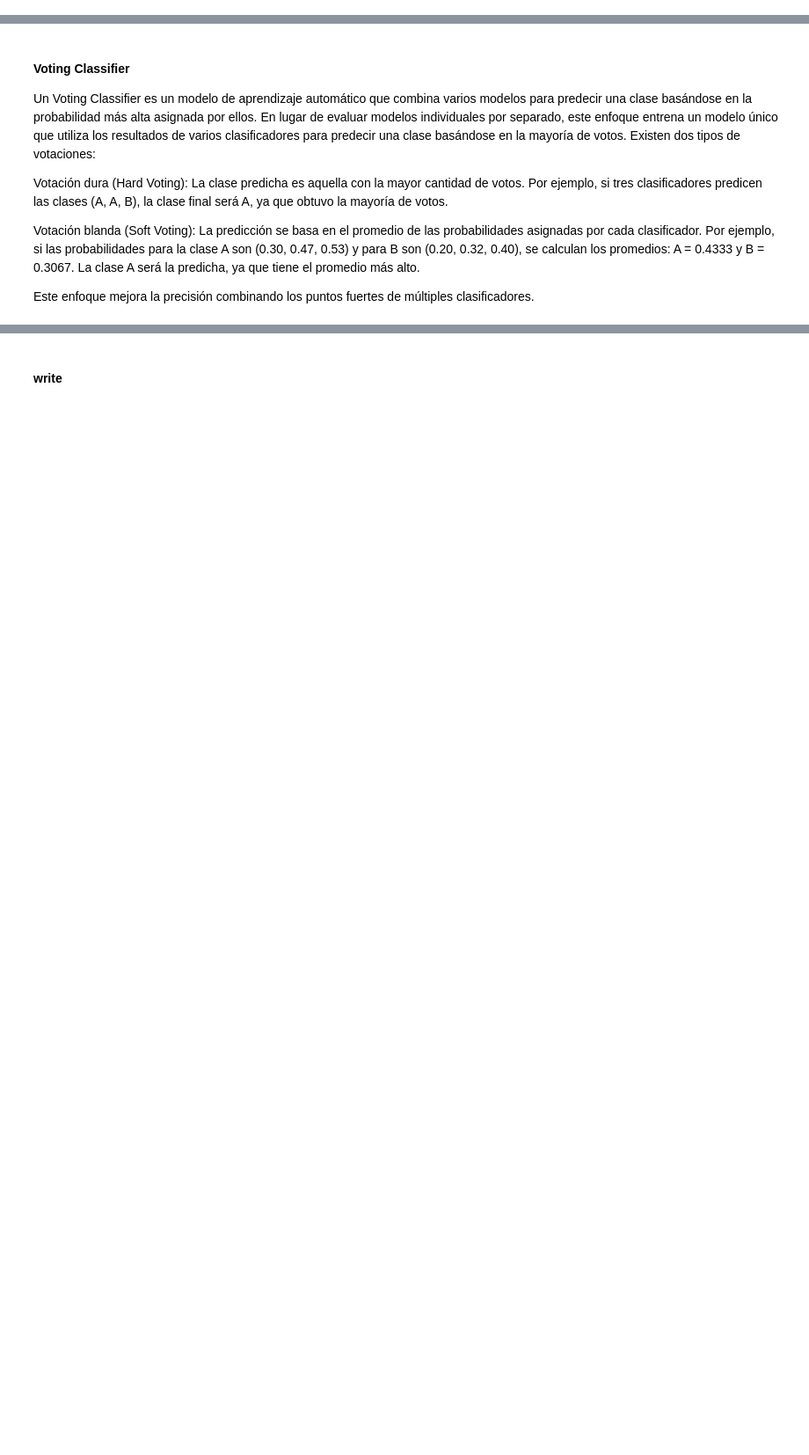
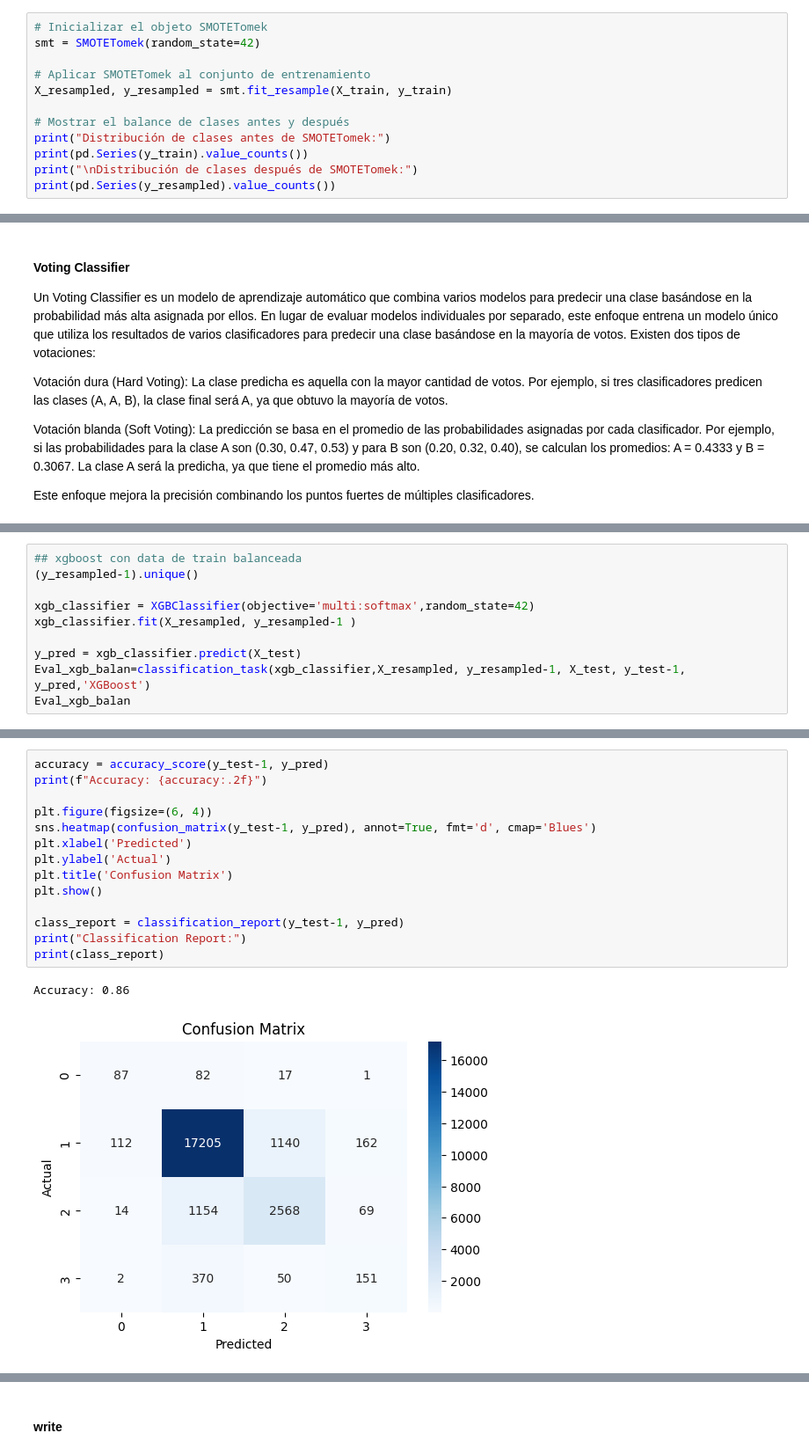
Before and after one commit to jsmoralesc/DSA_Proyecto_AccidentesTransito, a Jupyter notebook: Code/Modelos_ML.ipynb, the cells around one changed output, grey strips where cells are left out. Shown: that part at 88% size. Saved outputs shown, nothing was run; the diff lists cells and outputs as text; blank space fills up the shorter version.

```diff
--- a/Code/Modelos_ML.ipynb
+++ b/Code/Modelos_ML.ipynb
@@ -117,0 +122,12 @@ X_train, X_test, y_train, y_test = train_test_split(X, y, test_size=0.30, random
+# %%
+# Inicializar el objeto SMOTETomek
+smt = SMOTETomek(random_state=42)
+
+# Aplicar SMOTETomek al conjunto de entrenamiento
+X_resampled, y_resampled = smt.fit_resample(X_train, y_train)
+
+# Mostrar el balance de clases antes y después
+print("Distribución de clases antes de SMOTETomek:")
+print(pd.Series(y_train).value_counts())
+print("\nDistribución de clases después de SMOTETomek:")
+print(pd.Series(y_resampled).value_counts())
@@ -344,0 +422,10 @@ pd.concat([Eval_voting , Eval_ada , Eval_xgb ,Eval_Rf,Eval_bbc])
+# %%
+## xgboost con data de train balanceada
+(y_resampled-1).unique()
+
+xgb_classifier = XGBClassifier(objective='multi:softmax',random_state=42)
+xgb_classifier.fit(X_resampled, y_resampled-1 )
+
+y_pred = xgb_classifier.predict(X_test)
+Eval_xgb_balan=classification_task(xgb_classifier,X_resampled, y_resampled-1, X_test, y_test-1, y_pred,'XGBoost')
+Eval_xgb_balan
@@ -344,0 +435,17 @@ pd.concat([Eval_voting , Eval_ada , Eval_xgb ,Eval_Rf,Eval_bbc])
+# %%
+accuracy = accuracy_score(y_test-1, y_pred)
+print(f"Accuracy: {accuracy:.2f}")
+
+plt.figure(figsize=(6, 4))
+sns.heatmap(confusion_matrix(y_test-1, y_pred), annot=True, fmt='d', cmap='Blues')
+plt.xlabel('Predicted')
+plt.ylabel('Actual')
+plt.title('Confusion Matrix')
+plt.show()
+
+class_report = classification_report(y_test-1, y_pred)
+print("Classification Report:")
+print(class_report)
+# %% [output]
+Accuracy: 0.86
+[figure, added]
```
Also changed, not shown: parts of 12 cells of this notebook.
